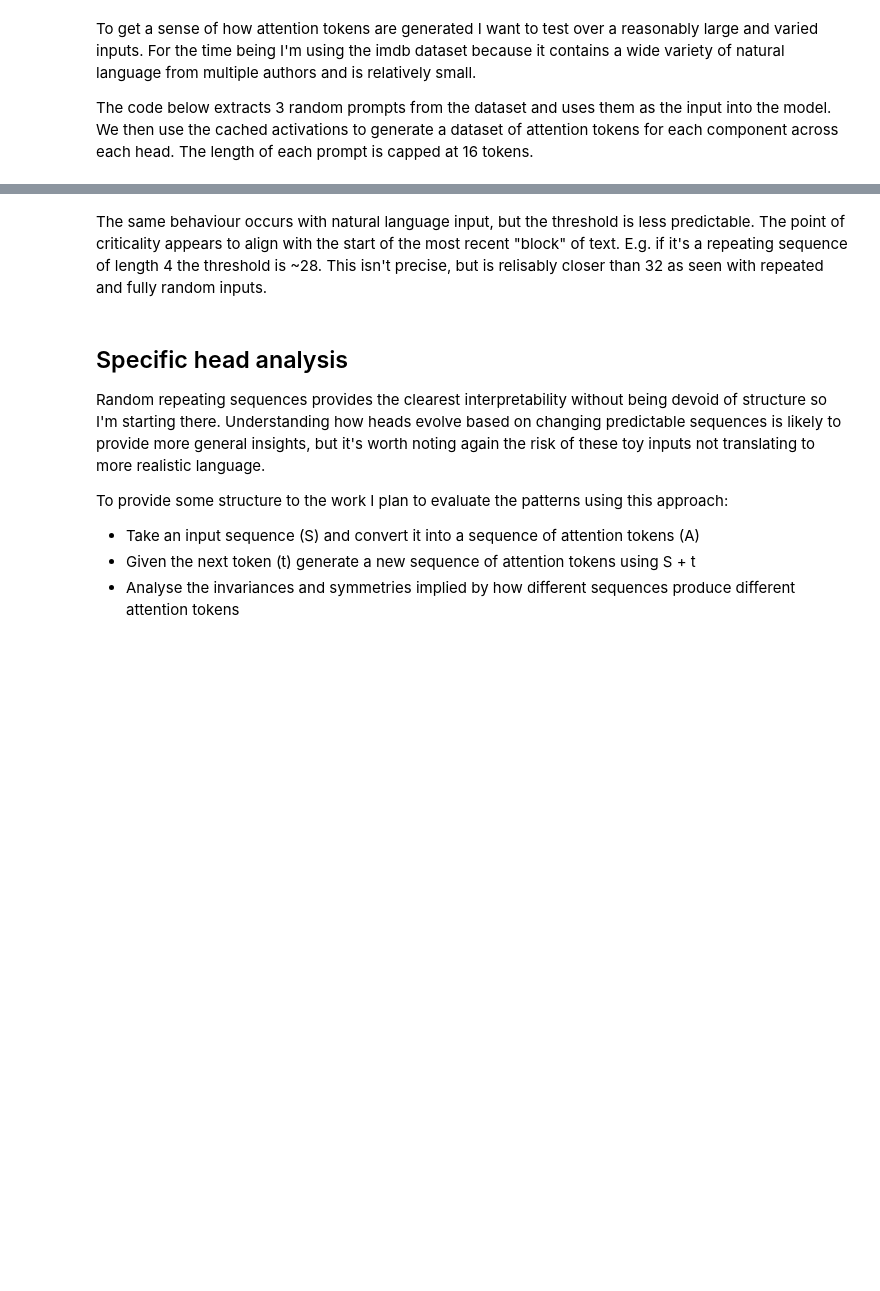
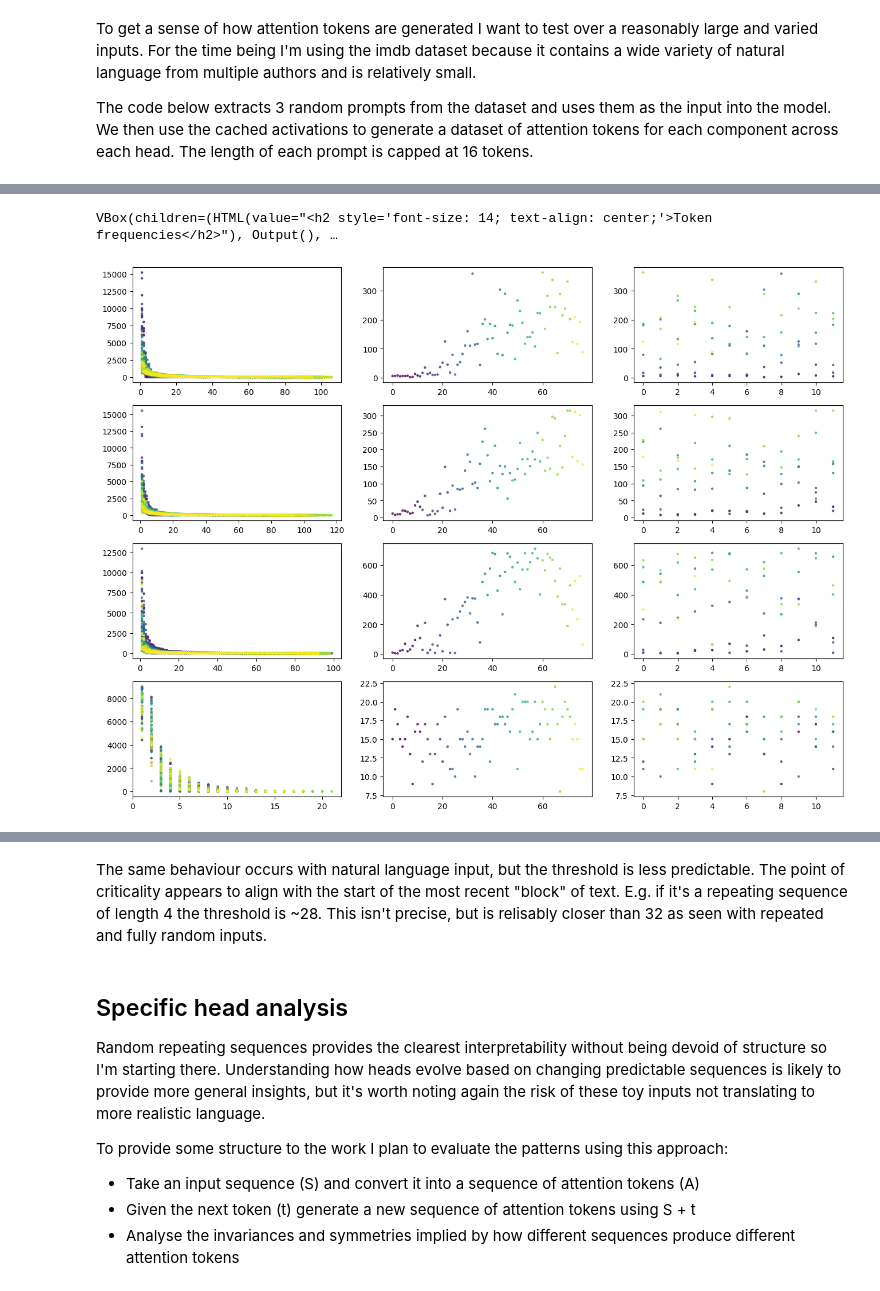
Before and after one commit to layterz/experiments, a Jupyter notebook: notebooks/attention-tokens-2.ipynb, the cells around one changed output, grey strips where cells are left out. Saved outputs shown, nothing was run; the diff lists cells and outputs as text; code cells hidden in the pictures; blank space fills up the shorter version.

```diff
--- a/notebooks/attention-tokens-2.ipynb
+++ b/notebooks/attention-tokens-2.ipynb
@@ -319,0 +132,6 @@ plt.show()
+# %%
+token_counts = token_freq_data(model, df, 4, (144, 32, 32, 32))
+q_token_counts = token_freq_data(model, df, 5, (144, 32, 32, 32))
+k_token_counts = token_freq_data(model, df, 6, (144, 32, 32, 32))
+v_token_counts = token_freq_data(model, df, 7, (144, 32, 32, 32))
+token_counts
@@ -319,0 +152,22 @@ plt.show()
+# %%
+fig, axs = plt.subplots(4, 3, figsize=(16, 12))
+plot_token_frequencies(model, q_token_counts, ax=axs[0][0])
+plot_unique_tokens_by_head(model, q_token_counts, ax=axs[0][1])
+plot_unique_tokens_by_layer_head(model, q_token_counts, ax=axs[0][2])
+plot_token_frequencies(model, k_token_counts, ax=axs[1][0])
+plot_unique_tokens_by_head(model, k_token_counts, ax=axs[1][1])
+plot_unique_tokens_by_layer_head(model, k_token_counts, ax=axs[1][2])
+plot_token_frequencies(model, v_token_counts, ax=axs[2][0])
+plot_unique_tokens_by_head(model, v_token_counts, ax=axs[2][1])
+plot_unique_tokens_by_layer_head(model, v_token_counts, ax=axs[2][2])
+plot_token_frequencies(model, token_counts, ax=axs[3][0])
+plot_unique_tokens_by_head(model, token_counts, ax=axs[3][1])
+plot_unique_tokens_by_layer_head(model, token_counts, ax=axs[3][2])
+figure(
+    fig,
+    title="Token frequencies",
+    footer="IMDB dataset",
+)
+# %% [output]
+VBox(children=(HTML(value="<h2 style='font-size: 14; text-align: center;'>Token frequencies</h2>"), Output(), …
+[figure, added]
```
Also changed, not shown: parts of 34 cells of this notebook, 3 other files.
